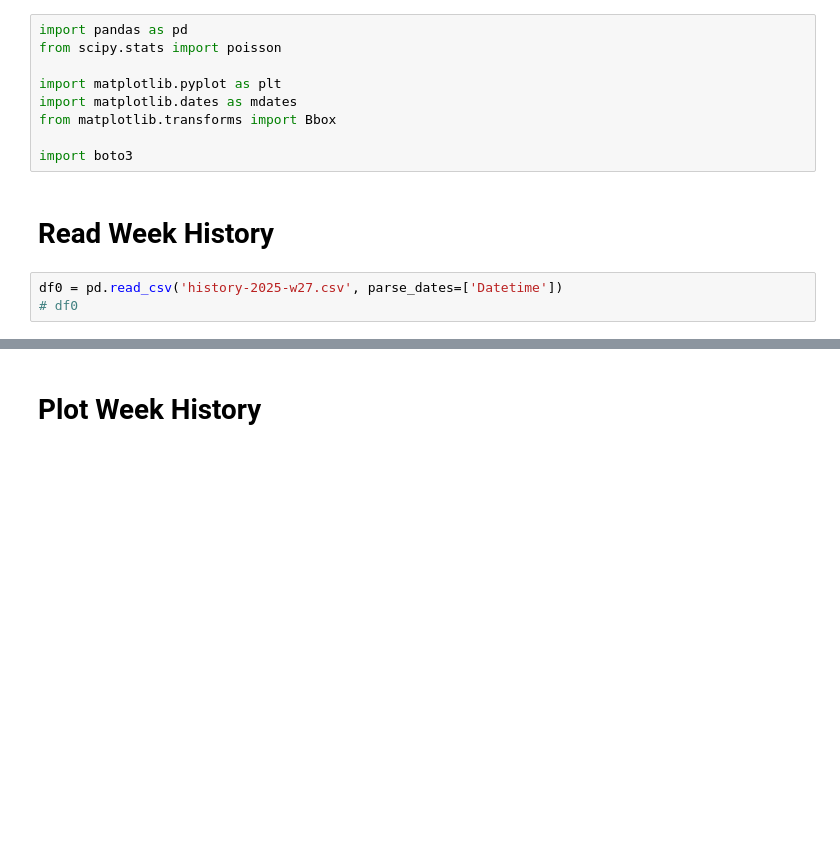
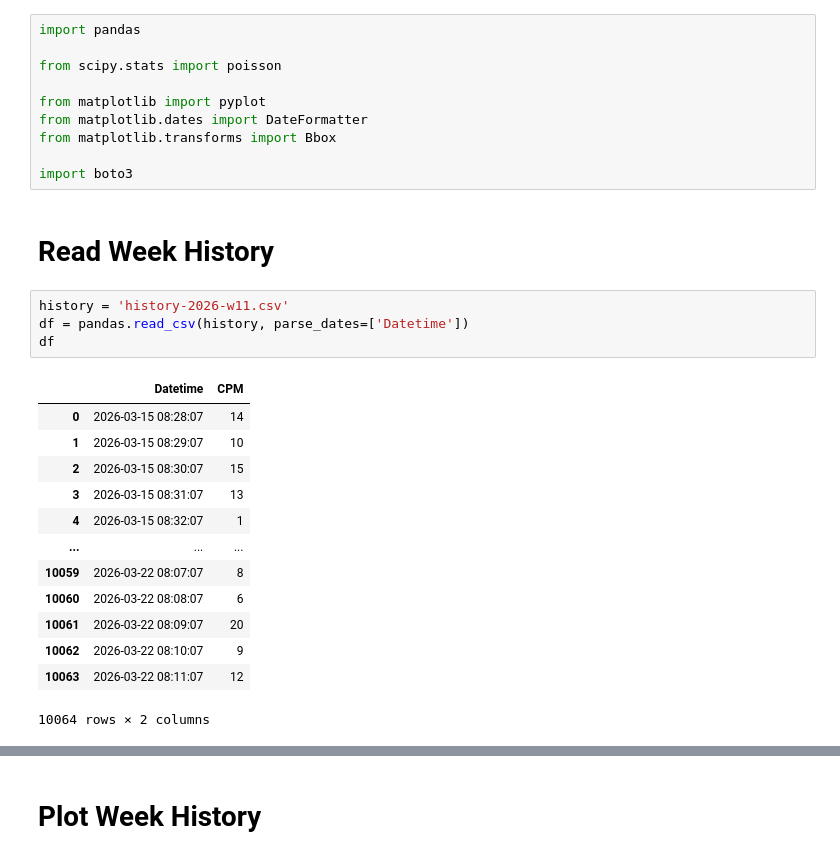
Before and after one commit to matthewjcochran/hnl-rad, a Jupyter notebook: 02-PlotWeek.ipynb, the cells around one changed output, grey strips where cells are left out. Saved outputs shown, nothing was run; the diff lists cells and outputs as text; blank space fills up the shorter version.

```diff
--- a/02-PlotWeek.ipynb
+++ b/02-PlotWeek.ipynb
@@ -1,14 +1,30 @@
 # %%
-import pandas as pd
+import pandas
+
 from scipy.stats import poisson
 
-import matplotlib.pyplot as plt
-import matplotlib.dates as mdates
+from matplotlib import pyplot
+from matplotlib.dates import DateFormatter
 from matplotlib.transforms import Bbox
 
 import boto3
 # %% [markdown]
 # Read Week History
 # %%
-df0 = pd.read_csv('history-2025-w27.csv', parse_dates=['Datetime'])
-# df0
+history = 'history-2026-w11.csv'
+df = pandas.read_csv(history, parse_dates=['Datetime'])
+df
+# %% [output]
+|  | Datetime | CPM |
+| 0 | 2026-03-15 08:28:07 | 14 |
+| 1 | 2026-03-15 08:29:07 | 10 |
+| 2 | 2026-03-15 08:30:07 | 15 |
+| 3 | 2026-03-15 08:31:07 | 13 |
+| 4 | 2026-03-15 08:32:07 | 1 |
+| ... | ... | ... |
+| 10059 | 2026-03-22 08:07:07 | 8 |
+| 10060 | 2026-03-22 08:08:07 | 6 |
+| 10061 | 2026-03-22 08:09:07 | 20 |
+| 10062 | 2026-03-22 08:10:07 | 9 |
+| 10063 | 2026-03-22 08:11:07 | 12 |
+10064 rows × 2 columns
```
Also changed, not shown: parts of 22 cells of this notebook, 1 other file.
